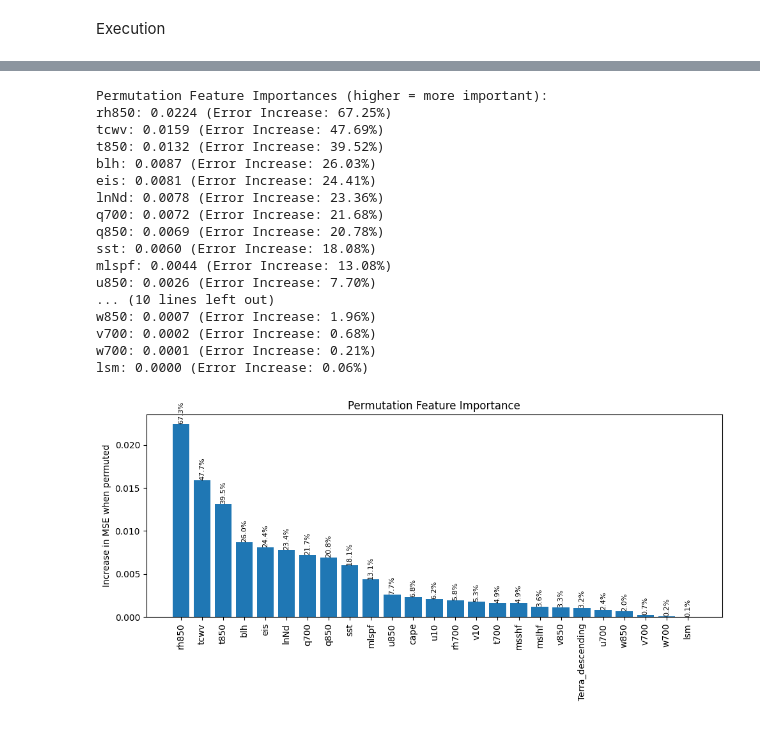
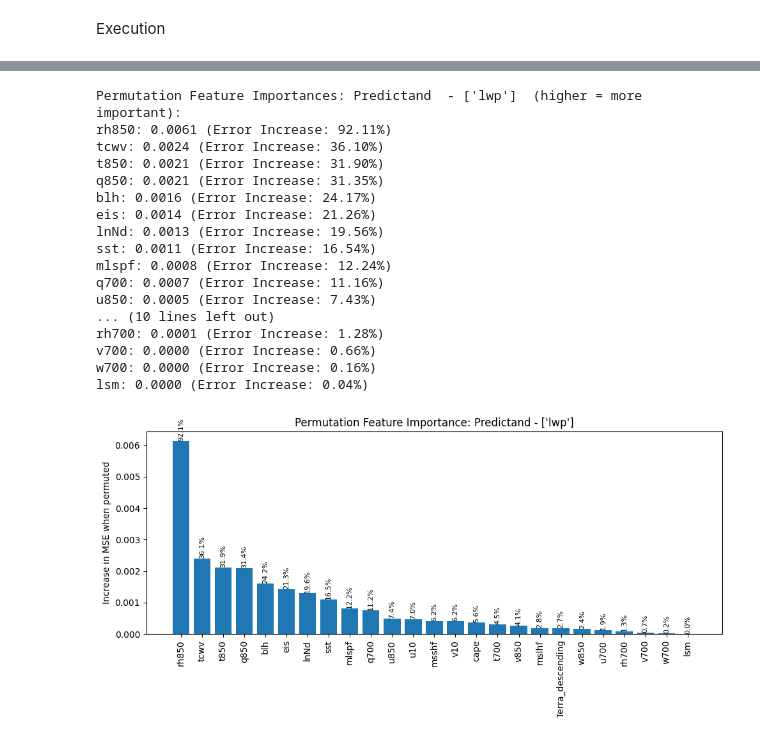
Before and after one commit to satvik007vk/Calisma_LR, a Jupyter notebook: multimodal_train_and_evaluate.ipynb, the cells around one changed output, grey strips where cells are left out. Drawn from its saved outputs; the diff is of its cells as text; code cells hidden in the pictures.

```diff
--- a/multimodal_train_and_evaluate.ipynb
+++ b/multimodal_train_and_evaluate.ipynb
@@ -22,6 +31,6 @@ from preprocessing import preprocess_data, train_test_split
 # %%
 #Define the predictand
-predictands = 'both'  # choose - 'clf', 'lwp', or 'both'
+predictands = 'lwp'  # choose - 'both' for multitarget prediction and 'clf'/ 'lwp', for either of the single target prediction.
 
 df_preprocessed, predictors, predictands = (preprocess_data
     (
@@ -306,45 +332,45 @@ def permutation_feature_importance(model, X, y, metric, n_repeats=5):
 # %%
        # Calculate and display feature importances after model evaluation
 importances, baseline_error = permutation_feature_importance(
     model, X_test_tensor, y_test.values, mean_squared_error, n_repeats=5
 )
 # Calculate percentage increase for each feature
 percent_increase = 100 * importances / baseline_error
 # Sort and print
 sorted_idx = np.argsort(importances)[::-1]
 
-print("\nPermutation Feature Importances (higher = more important):")
+print(f"\nPermutation Feature Importances: Predictand  - {predictands}  (higher = more important):")
 for i in sorted_idx:
     print(f"{predictors[i]}: {importances[i]:.4f} (Error Increase: {percent_increase[i]:.2f}%)")
 
 # Optionally, plot the importances
 plt.figure(figsize=(10, 5))
 bars = plt.bar([predictors[i] for i in sorted_idx], importances[sorted_idx])
 plt.xticks(rotation=90)
 plt.ylabel('Increase in MSE when permuted')
-plt.title('Permutation Feature Importance')
+plt.title(f'Permutation Feature Importance: Predictand - {predictands}')
 plt.tight_layout()
 # Annotate bars with percentage increase
 for bar, perc in zip(bars, percent_increase[sorted_idx]):
     plt.text(bar.get_x() + bar.get_width()/2, bar.get_height(), f'{perc:.1f}%',
              ha='center', va='bottom', fontsize=8, rotation=90)
 plt.show()
 # %% [output]
-Permutation Feature Importances (higher = more important):
-rh850: 0.0224 (Error Increase: 67.25%)
-tcwv: 0.0159 (Error Increase: 47.69%)
-t850: 0.0132 (Error Increase: 39.52%)
-blh: 0.0087 (Error Increase: 26.03%)
-eis: 0.0081 (Error Increase: 24.41%)
-lnNd: 0.0078 (Error Increase: 23.36%)
-q700: 0.0072 (Error Increase: 21.68%)
-q850: 0.0069 (Error Increase: 20.78%)
-sst: 0.0060 (Error Increase: 18.08%)
-mlspf: 0.0044 (Error Increase: 13.08%)
-u850: 0.0026 (Error Increase: 7.70%)
+Permutation Feature Importances: Predictand  - ['lwp']  (higher = more important):
+rh850: 0.0061 (Error Increase: 92.11%)
+tcwv: 0.0024 (Error Increase: 36.10%)
+t850: 0.0021 (Error Increase: 31.90%)
+q850: 0.0021 (Error Increase: 31.35%)
+blh: 0.0016 (Error Increase: 24.17%)
+eis: 0.0014 (Error Increase: 21.26%)
+lnNd: 0.0013 (Error Increase: 19.56%)
+sst: 0.0011 (Error Increase: 16.54%)
+mlspf: 0.0008 (Error Increase: 12.24%)
+q700: 0.0007 (Error Increase: 11.16%)
+u850: 0.0005 (Error Increase: 7.43%)
 ... (10 lines left out)
-w850: 0.0007 (Error Increase: 1.96%)
-v700: 0.0002 (Error Increase: 0.68%)
-w700: 0.0001 (Error Increase: 0.21%)
-lsm: 0.0000 (Error Increase: 0.06%)
+rh700: 0.0001 (Error Increase: 1.28%)
+v700: 0.0000 (Error Increase: 0.66%)
+w700: 0.0000 (Error Increase: 0.16%)
+lsm: 0.0000 (Error Increase: 0.04%)
-[figure, old version]
+[figure, new version]
```
Also changed, not shown: parts of 18 cells of this notebook.
